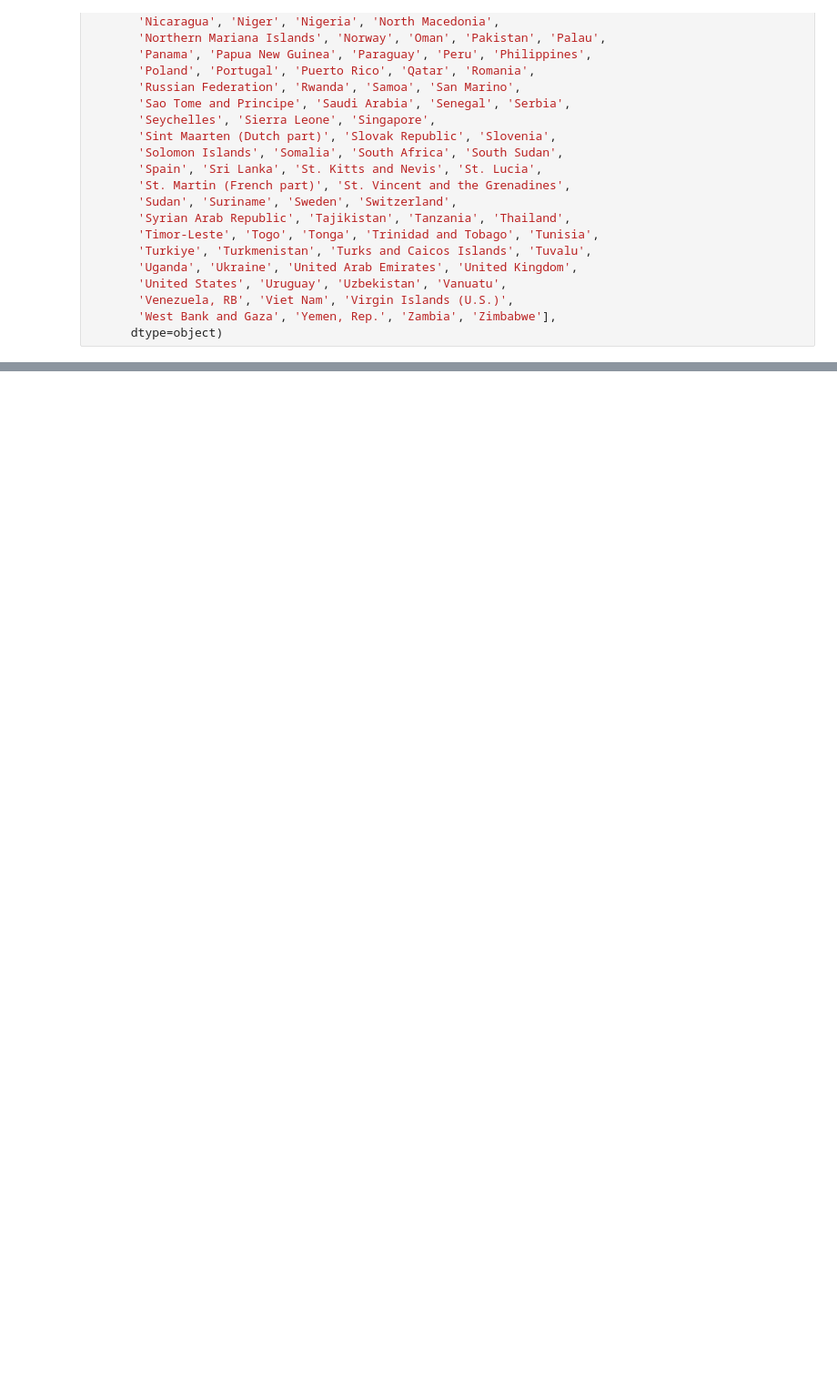
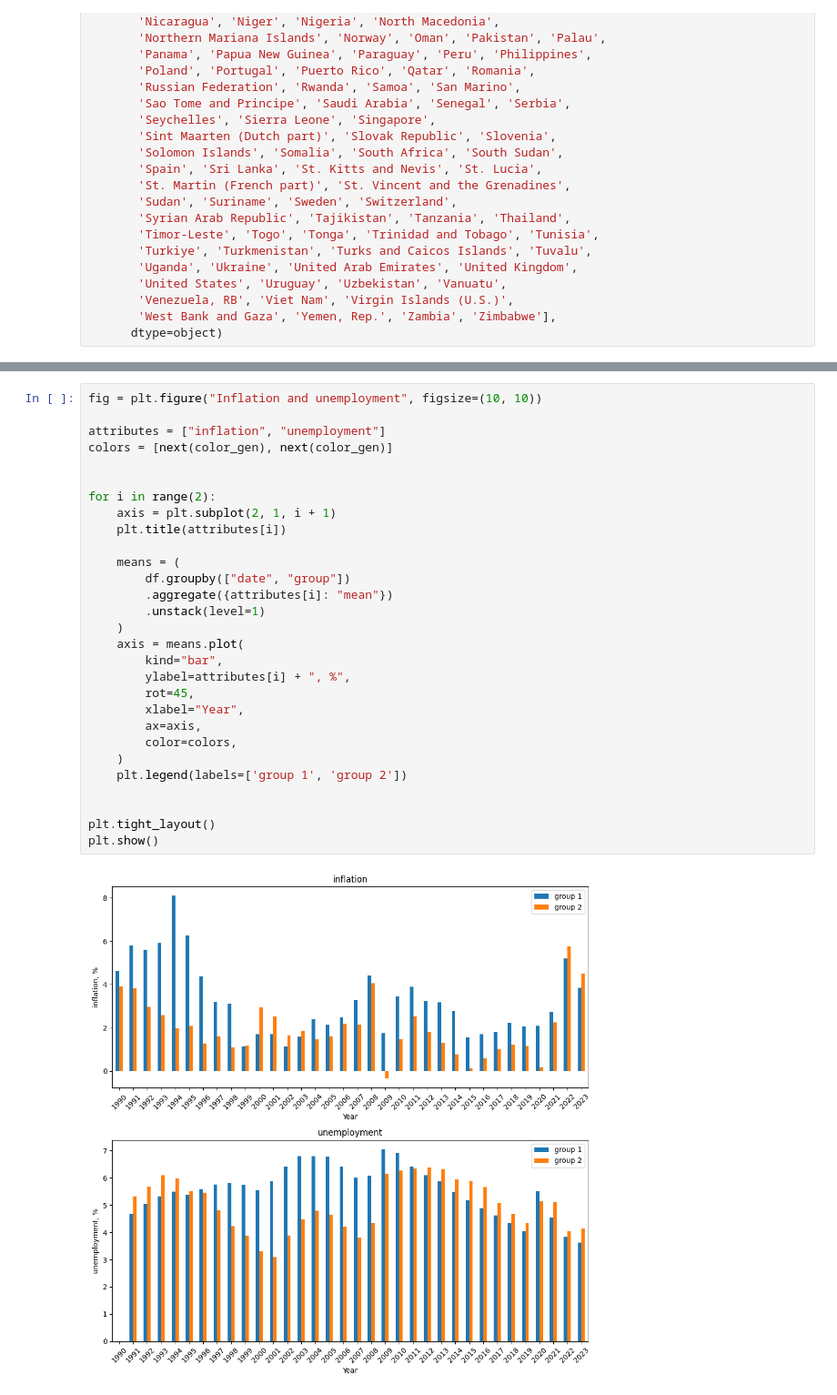
Before and after one commit to XTerris/economic_analysis, a Jupyter notebook: main.ipynb, the cells around one changed output, grey strips where cells are left out. Shown at 91% size. Drawn from its saved outputs; the diff is of its cells as text; blank space fills up the shorter version.

```diff
--- a/main.ipynb
+++ b/main.ipynb
@@ -246,0 +302,31 @@ plt.show()
+# %%
+fig = plt.figure("Inflation and unemployment", figsize=(10, 10))
+
+attributes = ["inflation", "unemployment"]
+colors = [next(color_gen), next(color_gen)]
+
+
+for i in range(2):
+    axis = plt.subplot(2, 1, i + 1)
+    plt.title(attributes[i])
+
+    means = (
+        df.groupby(["date", "group"])
+        .aggregate({attributes[i]: "mean"})
+        .unstack(level=1)
+    )
+    axis = means.plot(
+        kind="bar",
+        ylabel=attributes[i] + ", %",
+        rot=45,
+        xlabel="Year",
+        ax=axis,
+        color=colors,
+    )
+    plt.legend(labels=['group 1', 'group 2'])
+
+
+plt.tight_layout()
+plt.show()
+# %% [output]
+[figure, added]
```
Also changed, not shown: parts of 15 cells of this notebook.
